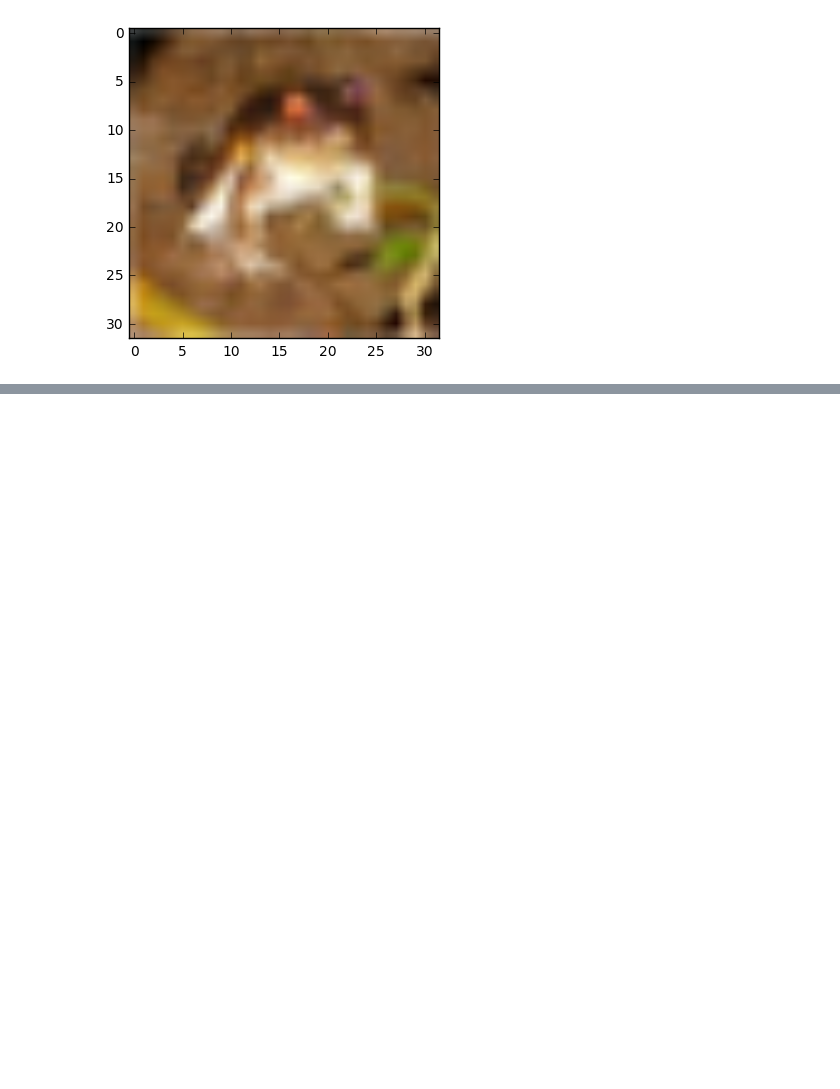
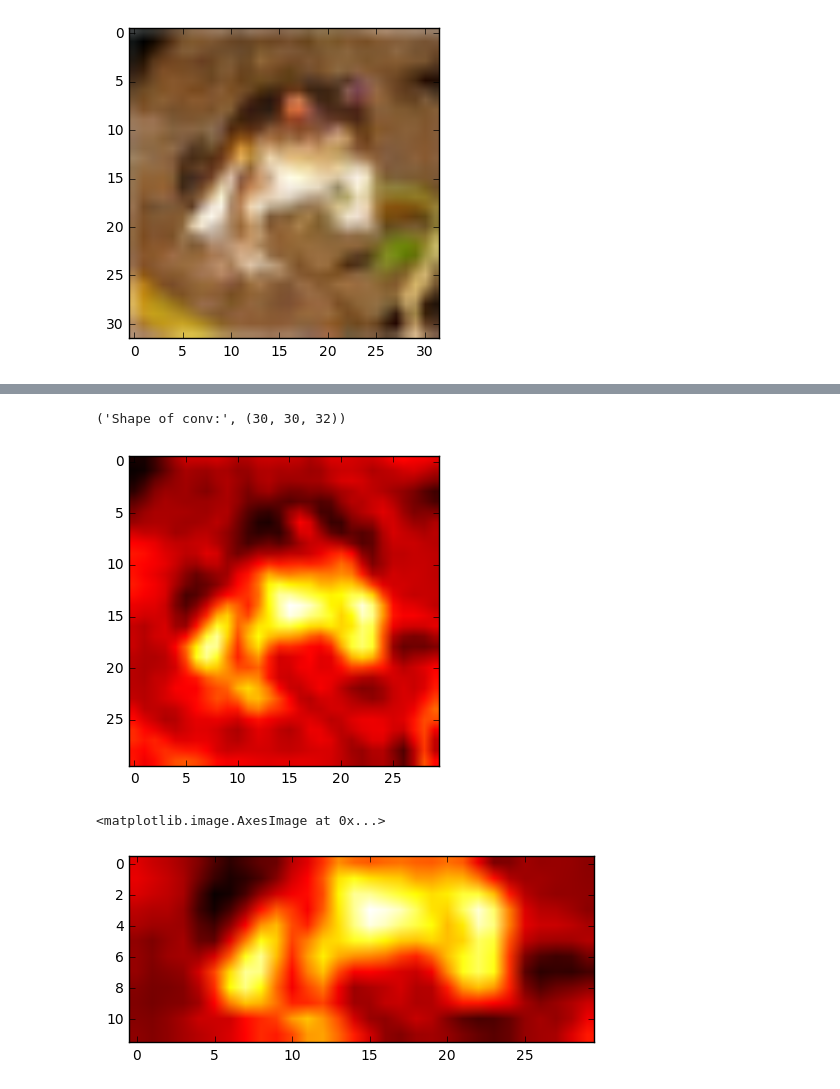
Before and after one commit to yashk2810/CIFAR-10, a Jupyter notebook: CIFAR-10.ipynb, the cells around one changed output, grey strips where cells are left out. Saved outputs shown, nothing was run; the diff lists cells and outputs as text; code cells hidden in the pictures; blank space fills up the shorter version.

```diff
--- a/CIFAR-10.ipynb
+++ b/CIFAR-10.ipynb
@@ -156,8 +155,4 @@ def layer_to_visualize(layer):
 
     print ('Shape of conv:', convolutions.shape)
 
-#     Visualization of each filter of the layer
-    fig = plt.figure(figsize=(12,8))
-    for i in range(len(convolutions)):
-        ax = fig.add_subplot(6,6,i+1)
-        ax.imshow(convolutions[:,:,i], cmap='gray')
+    return convolutions
@@ -168,0 +159,8 @@ layer_to_visualize(model.layers[-8])
+# %%
+convolution = layer_to_visualize(model.layers[-8])
+
+# Visualization of each filter of the layer
+fig = plt.figure(figsize=(12,8))
+for i in range(len(convolution)):
+    ax = fig.add_subplot(6,6,i+1)
+    ax.imshow(convolution[:,:,i], cmap='gray')
@@ -168,0 +170,29 @@ layer_to_visualize(model.layers[-8])
+# %%
+convolution = layer_to_visualize(model.layers[-8])
+
+plt.imshow(convolution[:,:,0], cmap='hot')
+plt.show()
+
+maximum =  max(convolution[:,:,0].flatten()) * 0.65
+
+l = []
+
+for i in convolution[:,:,0]:
+    if max(i) > maximum:
+        l.append(i)
+
+plt.imshow(l, cmap='hot')
+
+# print convolution[:,:,0] > max(convolution[:,:,0].flatten()) * 0.5
+
+# l = []
+# for i in convolution[:,:,0] > max(convolution[:,:,0].flatten()) * 0.5:
+#     if True in i:
+#         l.append(i)
+
+# plt.imshow(l, cmap='hot')
+# %% [output]
+('Shape of conv:', (30, 30, 32))
+[figure, added]
+<matplotlib.image.AxesImage at 0x...>
+[figure, added]
```
Also changed, not shown: parts of 3 cells of this notebook.
